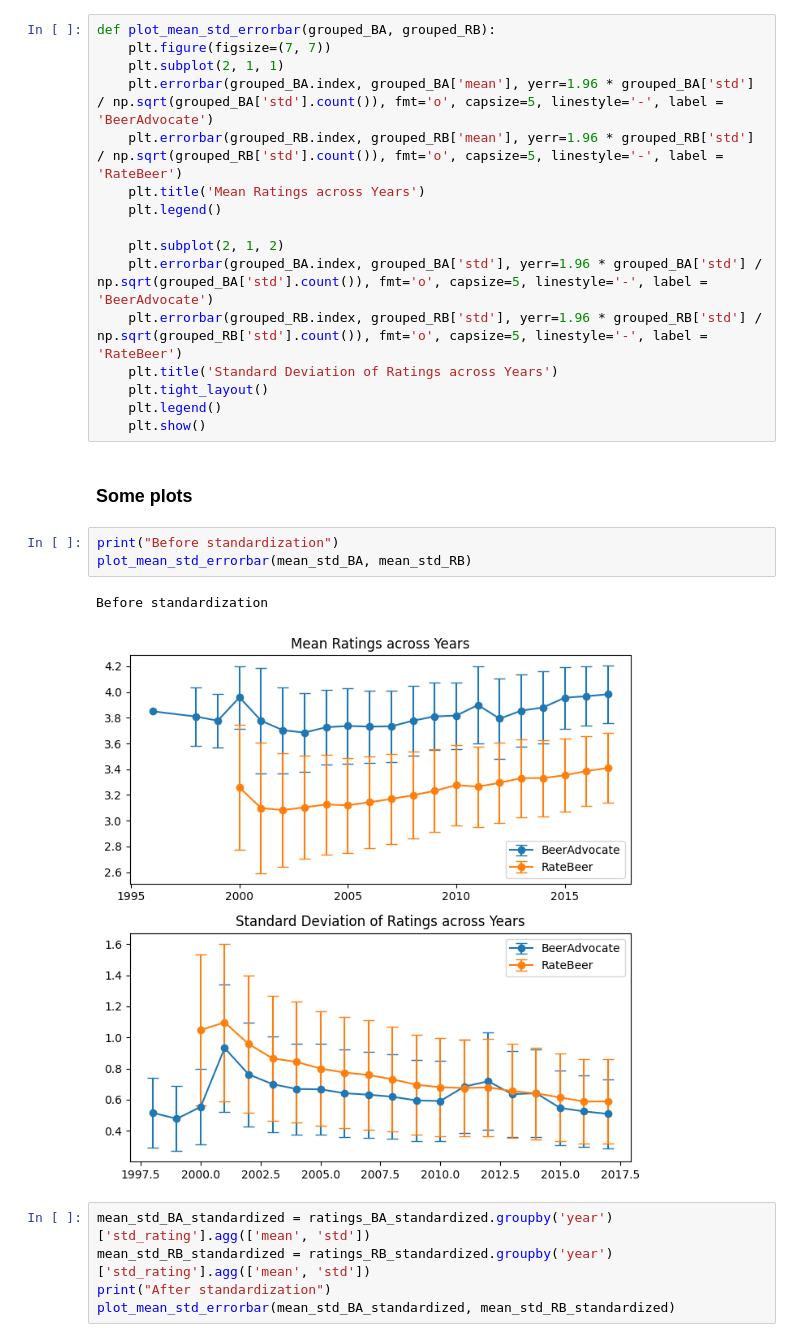
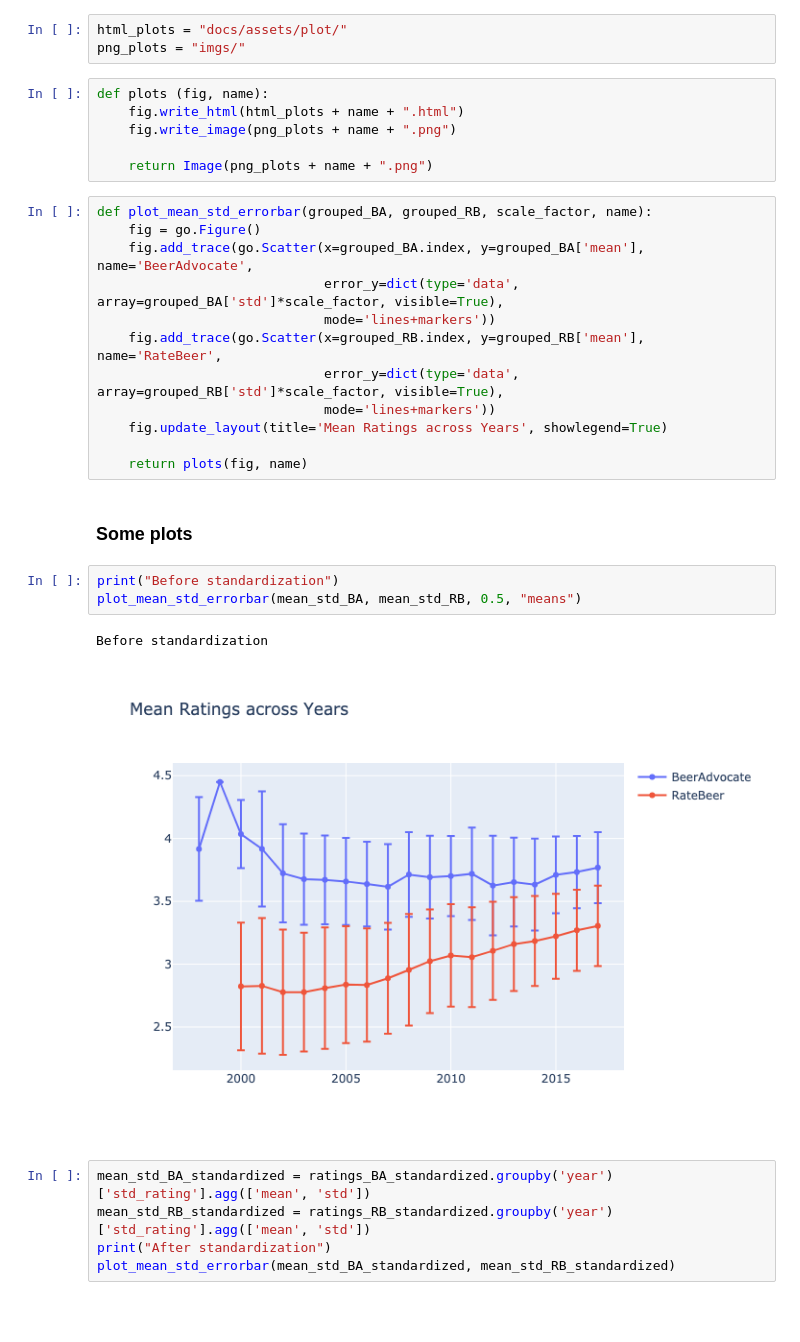
Before and after one commit to epfl-ada/ada-2023-project-laremontada61, a Jupyter notebook: Baseline_ranking_TDN.ipynb, the cells around one changed output. Saved outputs shown, nothing was run; the diff lists cells and outputs as text; blank space fills up the shorter version.

Commit message:
Website structure done + how to plot done

```diff
--- a/Baseline_ranking_TDN.ipynb
+++ b/Baseline_ranking_TDN.ipynb
@@ -308,30 +312,35 @@ ratings_RB_with_time = add_time_features(ratings_RB)
 # apply standardization
 ratings_BA_standardized, mean_std_BA = standardize_annually_ratings(ratings_BA_with_time)
 ratings_RB_standardized, mean_std_RB = standardize_annually_ratings(ratings_RB_with_time)
-# %%
-def plot_mean_std_errorbar(grouped_BA, grouped_RB):
-    plt.figure(figsize=(7, 7))
-    plt.subplot(2, 1, 1)
-    plt.errorbar(grouped_BA.index, grouped_BA['mean'], yerr=1.96 * grouped_BA['std'] / np.sqrt(grouped_BA['std'].count()), fmt='o', capsize=5, linestyle='-', label = 'BeerAdvocate')
-    plt.errorbar(grouped_RB.index, grouped_RB['mean'], yerr=1.96 * grouped_RB['std'] / np.sqrt(grouped_RB['std'].count()), fmt='o', capsize=5, linestyle='-', label = 'RateBeer')
-    plt.title('Mean Ratings across Years')
-    plt.legend()
-
-    plt.subplot(2, 1, 2)
-    plt.errorbar(grouped_BA.index, grouped_BA['std'], yerr=1.96 * grouped_BA['std'] / np.sqrt(grouped_BA['std'].count()), fmt='o', capsize=5, linestyle='-', label = 'BeerAdvocate')
-    plt.errorbar(grouped_RB.index, grouped_RB['std'], yerr=1.96 * grouped_RB['std'] / np.sqrt(grouped_RB['std'].count()), fmt='o', capsize=5, linestyle='-', label = 'RateBeer')
-    plt.title('Standard Deviation of Ratings across Years')
-    plt.tight_layout()
-    plt.legend()
-    plt.show()
+# %%
+html_plots = "docs/assets/plot/"
+png_plots = "imgs/"
+# %%
+def plots (fig, name):
+    fig.write_html(html_plots + name + ".html")
+    fig.write_image(png_plots + name + ".png")
+
+    return Image(png_plots + name + ".png")
+# %%
+def plot_mean_std_errorbar(grouped_BA, grouped_RB, scale_factor, name):
+    fig = go.Figure()
+    fig.add_trace(go.Scatter(x=grouped_BA.index, y=grouped_BA['mean'], name='BeerAdvocate',
+                             error_y=dict(type='data', array=grouped_BA['std']*scale_factor, visible=True),
+                             mode='lines+markers'))
+    fig.add_trace(go.Scatter(x=grouped_RB.index, y=grouped_RB['mean'], name='RateBeer',
+                             error_y=dict(type='data', array=grouped_RB['std']*scale_factor, visible=True),
+                             mode='lines+markers'))
+    fig.update_layout(title='Mean Ratings across Years', showlegend=True)
+
+    return plots(fig, name)
 # %% [markdown]
 ### Some plots
 # %%
 print("Before standardization")
-plot_mean_std_errorbar(mean_std_BA, mean_std_RB)
+plot_mean_std_errorbar(mean_std_BA, mean_std_RB, 0.5, "means")
 # %% [output]
 Before standardization
-[figure, old version]
+[figure, new version]
 # %%
 mean_std_BA_standardized = ratings_BA_standardized.groupby('year')['std_rating'].agg(['mean', 'std'])
 mean_std_RB_standardized = ratings_RB_standardized.groupby('year')['std_rating'].agg(['mean', 'std'])
```
Also changed, not shown: parts of 3 cells of this notebook, 25 other files.
